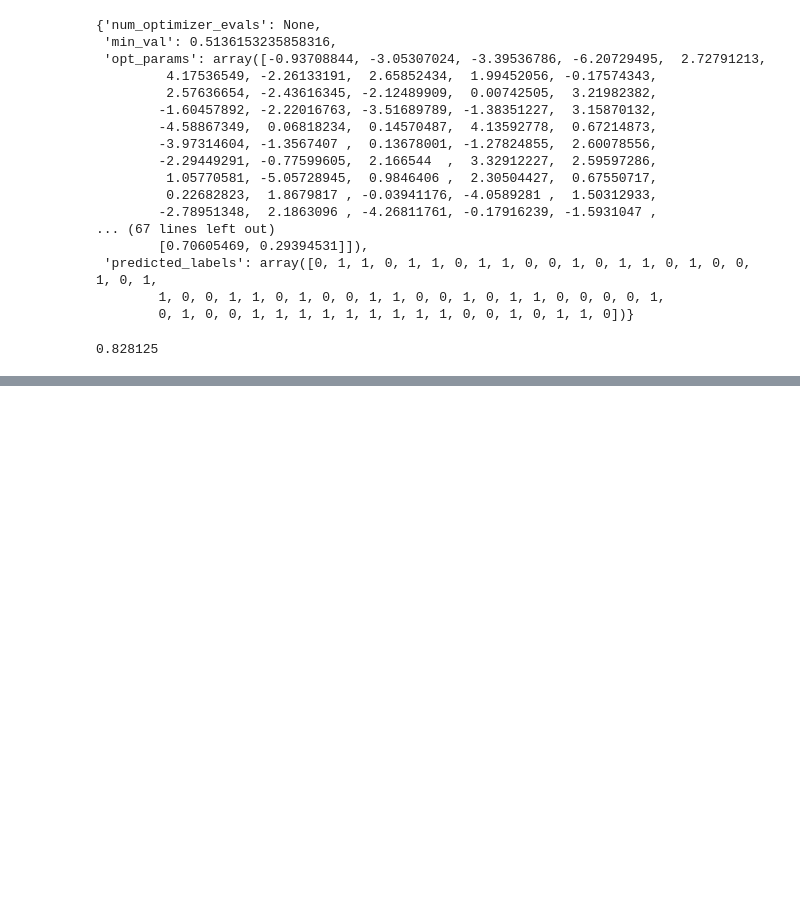
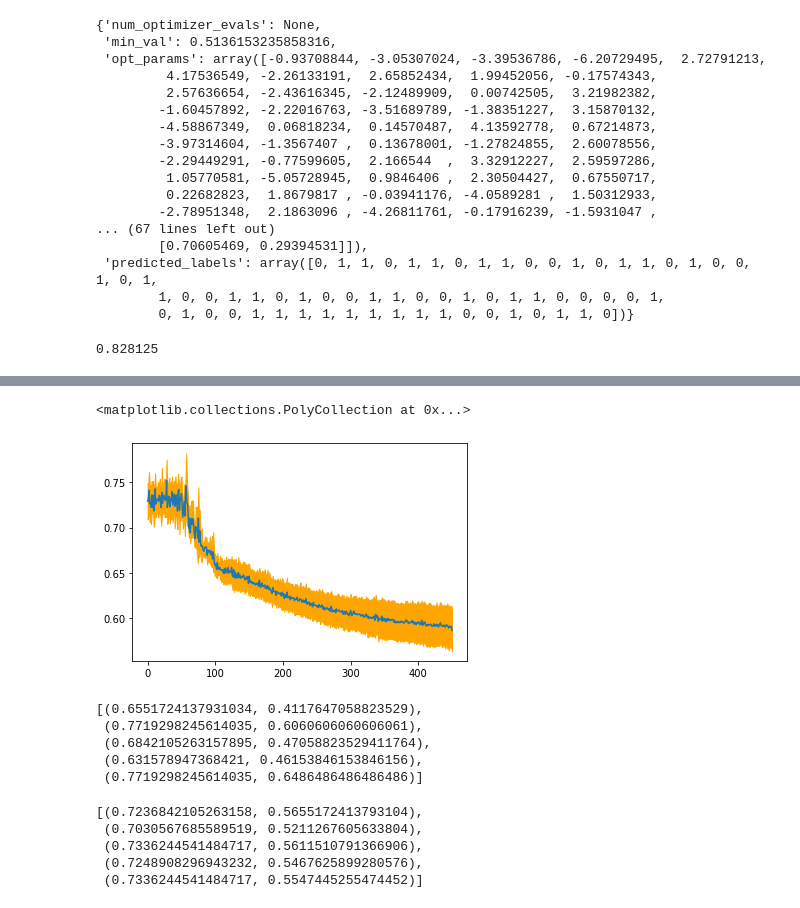
Before and after one commit to Coldog2333/qc_group_project, a Jupyter notebook: self-learn encoder.ipynb, the cells around one changed output, grey strips where cells are left out. Drawn from its saved outputs; the diff is of its cells as text; code cells hidden in the pictures; blank space fills up the shorter version.

```diff
--- a/self-learn encoder.ipynb
+++ b/self-learn encoder.ipynb
@@ -174,0 +367,24 @@ np.mean(y_train == result['predicted_labels'])
+# %%
+# Preparing data
+X, y = X_df[selected_features].values, y_df.values
+X_binary_encoded = binary_encoder(X)
+
+# Preparing inputs for feeding VQC
+num_qubit = len(X_binary_encoded[0])//3
+# Custom Feature Map
+feature_map = QuantumCircuit(num_qubit)
+var_form = MyRYRZ(num_qubit, 4)
+backend = QasmSimulator({"method": "statevector_gpu"})
+
+# Test Run VQC (CustomFeatureMap)
+seed, epoch = 10598, 300
+optimizer = lambda: SPSA(epoch)
+result = kfold_vqc(feature_map, \
+                    var_form, \
+                    backend, \
+                    optimizer, \
+                    seed, \
+                    X_binary_encoded, y, \
+                    'models/self_learn_encoder_model.zip', \
+                    'results/self_learn_encoder_results.pkl', \
+                    k=5)
@@ -174,0 +458,8 @@ np.mean(y_train == result['predicted_labels'])
+# %%
+mean_epoch = result['Mean default training losses']
+std_epoch = result['Default training losses'].std(0)
+plt.plot(mean_epoch)
+plt.fill_between(np.arange(len(mean_epoch)), mean_epoch - std_epoch, mean_epoch + std_epoch,color='orange')
+# %% [output]
+<matplotlib.collections.PolyCollection at 0x...>
+[figure, added]
@@ -174,0 +469,16 @@ np.mean(y_train == result['predicted_labels'])
+# %%
+prev_result['acc_f1s_test']
+# %% [output]
+[(0.6551724137931034, 0.4117647058823529),
+ (0.7719298245614035, 0.6060606060606061),
+ (0.6842105263157895, 0.47058823529411764),
+ (0.631578947368421, 0.46153846153846156),
+ (0.7719298245614035, 0.6486486486486486)]
+# %%
+prev_result['acc_f1s_train']
+# %% [output]
+[(0.7236842105263158, 0.5655172413793104),
+ (0.7030567685589519, 0.5211267605633804),
+ (0.7336244541484717, 0.5611510791366906),
+ (0.7248908296943232, 0.5467625899280576),
+ (0.7336244541484717, 0.5547445255474452)]
```
Also changed, not shown: parts of 9 cells of this notebook.
